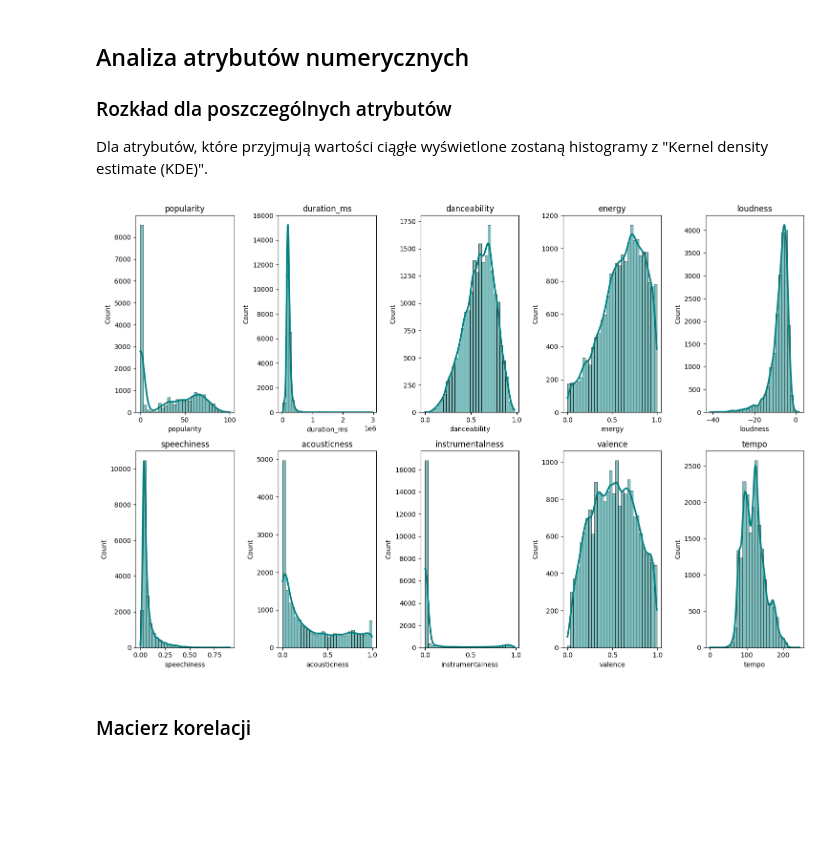
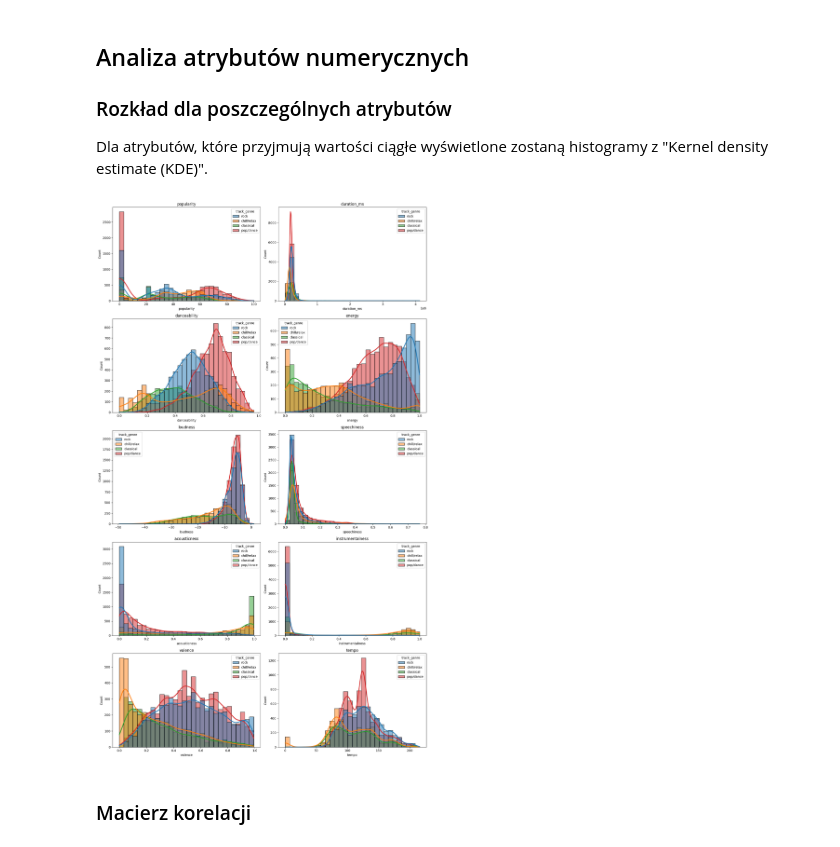
Before and after one commit to anras5/songs-classifier, a Jupyter notebook: data-analysis/src/analysis.ipynb, the cells around one changed output. Cells and saved outputs as stored; diff of their text form; code cells hidden in the pictures; blank space fills up the shorter version.

```diff
--- a/data-analysis/src/analysis.ipynb
+++ b/data-analysis/src/analysis.ipynb
@@ -18,18 +18,42 @@ pd.set_option('display.float_format', lambda x: '%.4f' % x)
 # %% [markdown]
 Z całego zbioru danych zostaną wyfiltrowane tylko niektóre gatunki, które nie zależą od pochodzenia/narodowości twórcy oraz które są popularne.
 # %%
-GENRES = [
-    'alternative', 'blues', 'chill', 'classical', 'country', 'dance',
-    'death-metal', 'disco', 'edm', 'electro', 'funk', 'hard-rock', 'hip-hop',
-    'indie', 'jazz', 'pop', 'reggae', 'rock-n-roll', 'rock', 'soul'
-]
-COLUMNS = ['popularity', 'duration_ms', 'explicit', 'danceability', 'energy', 'key', 'loudness', 'mode', 'speechiness', 'acousticness', 'instrumentalness', 'valence', 'tempo', 'track_genre']
+# rock, chill/relax, classical, pop/dance
+GENRES_MAP = {
+    'alt-rock': 'rock',
+    'ambient': 'chill/relax',
+    'chill': 'chill/relax',
+    'classical': 'classical',
+    'dance': 'pop/dance',
+    'disco': 'pop/dance',
+    'edm': 'pop/dance',
+    'electro': 'pop/dance',
+    'hard-rock': 'rock',
+    'heavy-metal': 'rock',
+    'hip-hop': 'pop/dance',
+    'indie-pop': 'pop/dance',
+    'opera': 'classical',
+    'piano': 'classical',
+    'pop': 'pop/dance',
+    'punk-rock': 'rock',
+    'rock-n-roll': 'rock',
+    'rock': 'rock',
+    'sleep': 'chill/relax',
+    'study': 'chill/relax'
+}
+GENRES = list(GENRES_MAP.keys())
+COLUMNS = ['popularity', 'duration_ms', 'explicit', 'danceability', 'energy', 'loudness', 'mode', 'speechiness', 'acousticness', 'instrumentalness', 'valence', 'tempo', 'track_genre']
+COLUMNS_DUPLICATES = ['artists', 'track_name', 'explicit', 'danceability', 'energy', 'loudness', 'mode', 'speechiness', 'acousticness', 'instrumentalness', 'valence', 'tempo', 'track_genre']
 COLUMNS_NUMERICAL = ['popularity', 'duration_ms', 'danceability', 'energy', 'loudness', 'speechiness', 'acousticness', 'instrumentalness', 'valence', 'tempo']
-COLUMNS_NOMINAL = ['explicit', 'key', 'mode']
+COLUMNS_NOMINAL = ['explicit', 'mode']
 # %% [markdown]
 Przykładowe 5 próbek ze zbioru danych
 # %%
 df_original = pd.read_csv("data/dataset.csv", index_col=0)
+print(df_original.track_genre.unique())
 df_original = df_original[df_original['track_genre'].isin(GENRES)]
+df_original['track_genre'] = df_original['track_genre'].replace(GENRES_MAP)
+print(df_original.shape)
+
 df_original.sample(5, random_state=8000)
 # %% [output]
@@ -67,7 +109,6 @@ Zbiór danych posiada 20 atrybutów. Pogrubioną czcionką oznaczone zostały te
 df = df_original[COLUMNS].copy()
 
 # Mapping key to object and mode to bool
-df['key'] = df['key'].astype('category')
 df['mode'] = df['mode'].astype('bool')
 
 df.dtypes
@@ -143,15 +187,15 @@ W tej sekcji przedstawione zostaną trzy konkretne przypadki ze zbioru danych.
 ### Rozkład dla poszczególnych atrybutów
 Dla atrybutów, które przyjmują wartości ciągłe wyświetlone zostaną histogramy z "Kernel density estimate (KDE)".
 # %%
-plt.figure(figsize=(15, 10))
+plt.figure(figsize=(15, 25))
 for i, column in enumerate(COLUMNS_NUMERICAL):
-    plt.subplot(2, 5, i + 1)
-    sns.histplot(data=df, x=column, bins=30, color='teal', kde=True, line_kws={'linewidth': 2.5})
+    plt.subplot(5, 2, i + 1)
+    sns.histplot(data=df, x=column, bins=30, hue='track_genre', kde=True, line_kws={'linewidth': 2.5})
     plt.title(column)
 plt.tight_layout()
 plt.show()
 # %% [output]
-[figure, old version]
+[figure, new version]
 # %% [markdown]
 ### Macierz korelacji
 # %%
```
Also changed, not shown: parts of 36 cells of this notebook.
